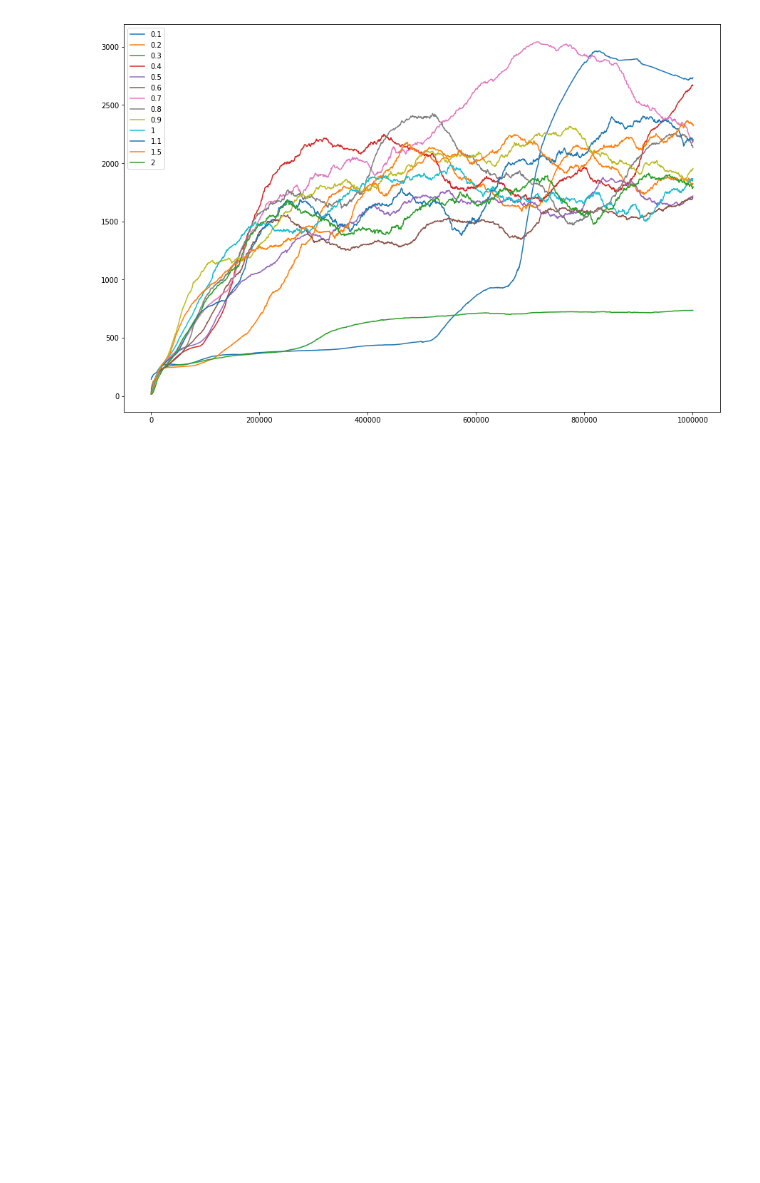
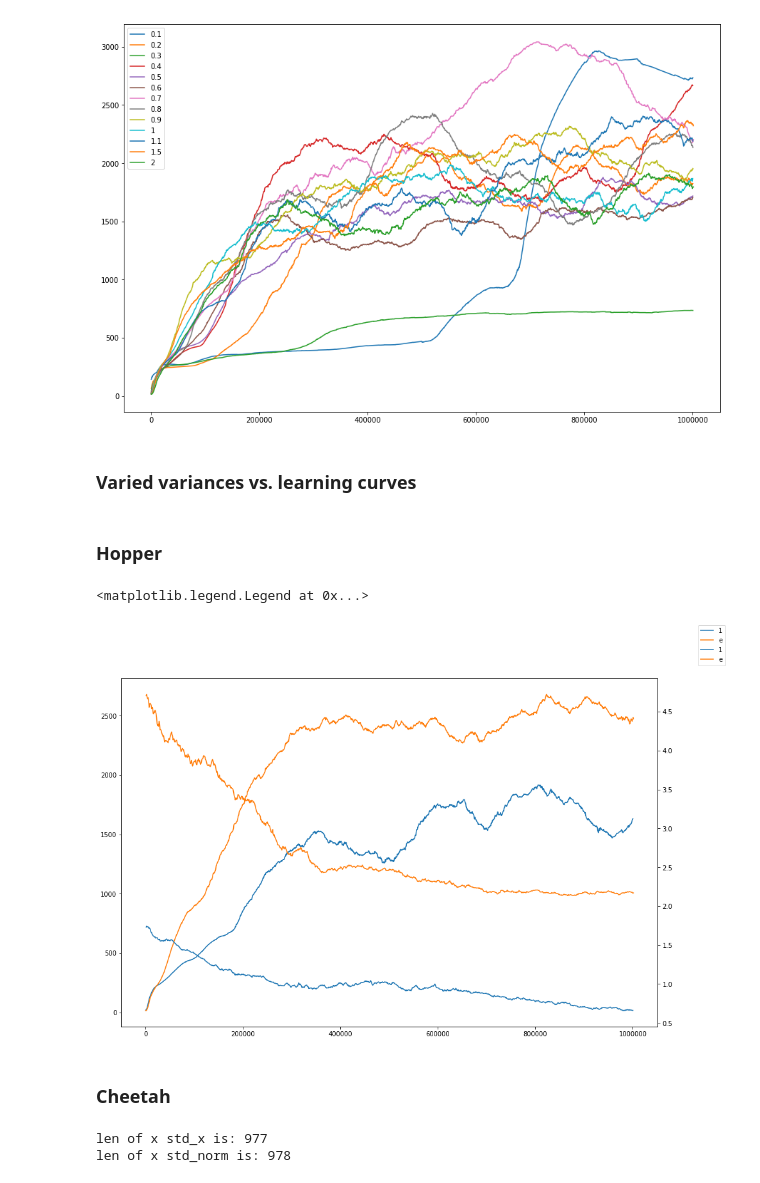
Before and after one commit to guiguiguiguigui/baselines, a Jupyter notebook: variances.ipynb, the cells around one changed output. Saved outputs shown, nothing was run; the diff lists cells and outputs as text; code cells hidden in the pictures; blank space fills up the shorter version.

```diff
--- a/variances.ipynb
+++ b/variances.ipynb
@@ -55,3 +56,49 @@ plt.legend()
 # %% [output]
 <matplotlib.legend.Legend at 0x...>
 [figure]
+# %% [markdown]
+### Varied variances vs. learning curves
+# %% [markdown]
+### Hopper
+# %%
+def get_plottable(res_dir):
+
+    r_orig = pu.load_results(res_dir)[0]
+
+    progress = csv.reader(open(res_dir+"/progress.csv"))
+    next(progress, None) #skip first line
+    std_x = [int(v[5]) for v in progress]
+
+    std = [[float(x) for x in line.strip()[1:-1].split()] for line in open(res_dir+"/std.txt")]
+    std_norm = [np.linalg.norm(v) for v in std]
+
+    if len(std_x) != len(std_norm):
+        print("len of x std_x is: %d" % len(std_x))
+        print("len of x std_norm is: %d" % len(std_norm))
+        std_norm = std_norm[:len(std_x)]
+
+    return np.cumsum(r_orig.monitor.l), r_orig.monitor.r, std_x, std_norm
+# %%
+rew_1_x, rew_1, std_1_x, std_1 = get_plottable('logs/hopper_init_1')
+rew_e_x, rew_e, std_e_x, std_e =  get_plottable('logs/hopper_init_e')
+# %%
+fig, ax1 = plt.subplots()
+fig.set_size_inches(15, 10)
+ax1.plot(rew_1_x, pu.smooth(rew_1, radius=100),label="1")
+ax1.plot(rew_e_x, pu.smooth(rew_e, radius=100),label="e")
+
+ax2 = ax1.twinx()
+ax2.plot(std_1_x, std_1, label="1")
+ax2.plot(std_e_x, std_e, label="e")
+fig.legend()
+# %% [output]
+<matplotlib.legend.Legend at 0x...>
+[figure, added]
+# %% [markdown]
+### Cheetah
+# %%
+rew_1_x, rew_1, std_1_x, std_1 = get_plottable('logs/cheetah_init_1')
+rew_e_x, rew_e, std_e_x, std_e = get_plottable('logs/cheetah_init_e')
+# %% [output]
+len of x std_x is: 977
+len of x std_norm is: 978
```
Also changed, not shown: parts of 9 cells of this notebook, 45 other files.
